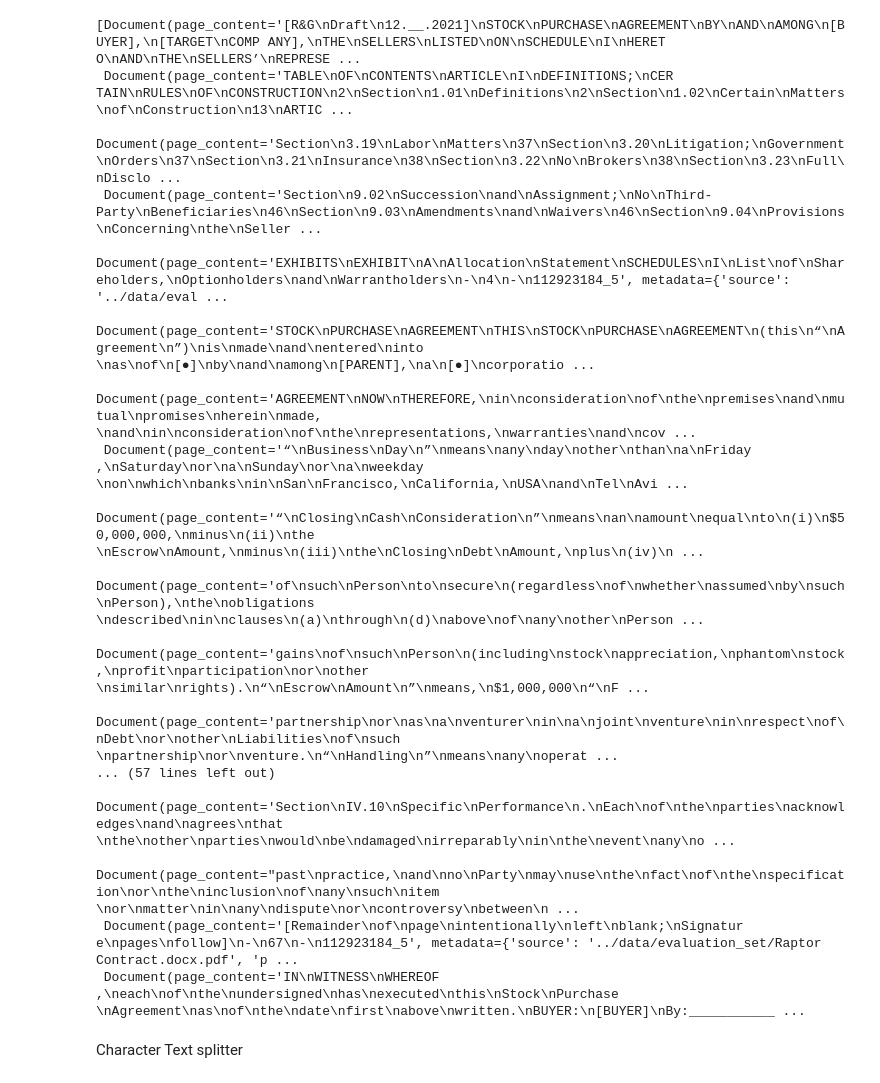
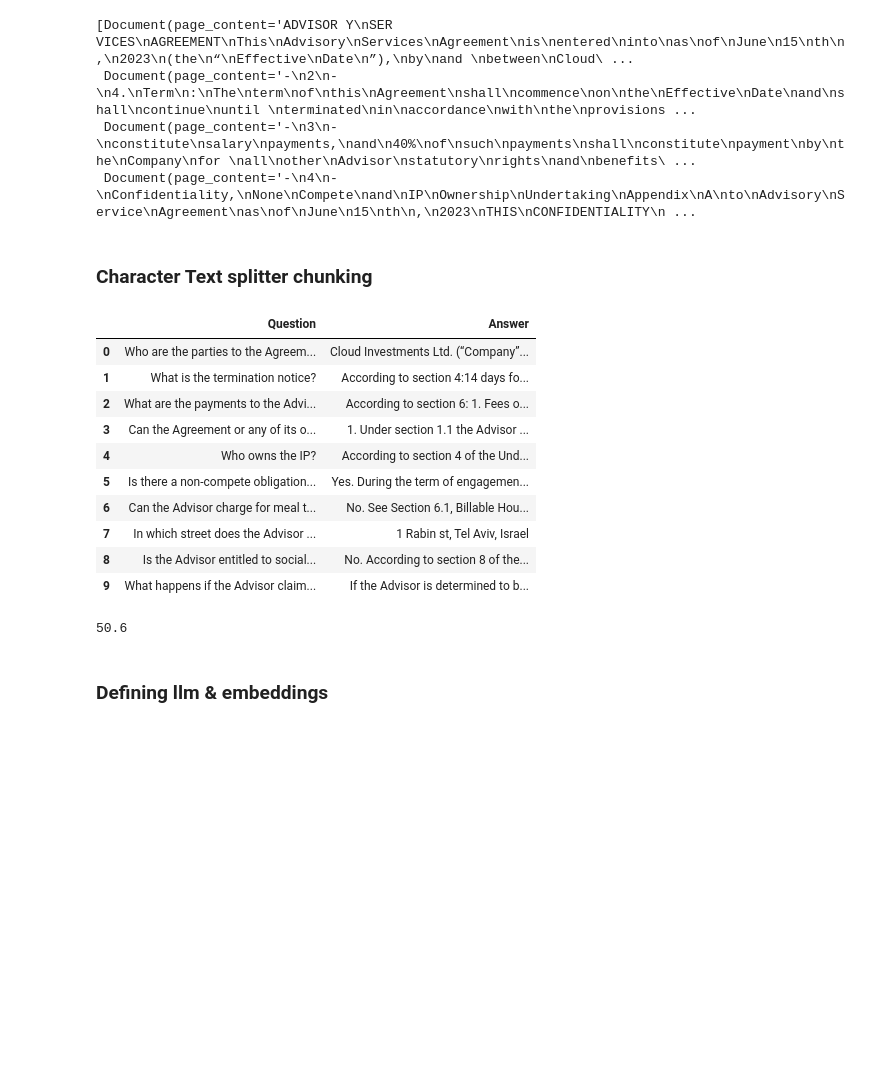
Before and after one commit to temesgen5335/Legal_Expert_Contract_Advisor_RAG, a Jupyter notebook: evaluation/ragas.ipynb, the cells around one changed output. Cells and saved outputs as stored; diff of their text form; code cells hidden in the pictures; blank space fills up the shorter version.

```diff
--- a/evaluation/ragas.ipynb
+++ b/evaluation/ragas.ipynb
@@ -3,35 +3,19 @@ import requests
 from langchain.document_loaders import TextLoader
 from langchain_community.document_loaders import PyPDFLoader
 
-
-documents = loader.load()
-
-doc_path = '../data/evaluation_set/Raptor Contract.docx.pdf'
+doc_path = '../data/evaluation_set/Robinson Advisory.docx.pdf'
 
 loader = PyPDFLoader(doc_path)
 pages = loader.load()
 
 pages
 # %% [output]
-[Document(page_content='[R&G\nDraft\n12.__.2021]\nSTOCK\nPURCHASE\nAGREEMENT\nBY\nAND\nAMONG\n[BUYER],\n[TARGET\nCOMP ANY],\nTHE\nSELLERS\nLISTED\nON\nSCHEDULE\nI\nHERET O\nAND\nTHE\nSELLERS’\nREPRESE ...
- Document(page_content='TABLE\nOF\nCONTENTS\nARTICLE\nI\nDEFINITIONS;\nCER TAIN\nRULES\nOF\nCONSTRUCTION\n2\nSection\n1.01\nDefinitions\n2\nSection\n1.02\nCertain\nMatters\nof\nConstruction\n13\nARTIC ...
- Document(page_content='Section\n3.19\nLabor\nMatters\n37\nSection\n3.20\nLitigation;\nGovernment\nOrders\n37\nSection\n3.21\nInsurance\n38\nSection\n3.22\nNo\nBrokers\n38\nSection\n3.23\nFull\nDisclo ...
- Document(page_content='Section\n9.02\nSuccession\nand\nAssignment;\nNo\nThird-Party\nBeneficiaries\n46\nSection\n9.03\nAmendments\nand\nWaivers\n46\nSection\n9.04\nProvisions\nConcerning\nthe\nSeller ...
- Document(page_content='EXHIBITS\nEXHIBIT\nA\nAllocation\nStatement\nSCHEDULES\nI\nList\nof\nShareholders,\nOptionholders\nand\nWarrantholders\n-\n4\n-\n112923184_5', metadata={'source': '../data/eval ...
- Document(page_content='STOCK\nPURCHASE\nAGREEMENT\nTHIS\nSTOCK\nPURCHASE\nAGREEMENT\n(this\n“\nAgreement\n”)\nis\nmade\nand\nentered\ninto \nas\nof\n[●]\nby\nand\namong\n[PARENT],\na\n[●]\ncorporatio ...
- Document(page_content='AGREEMENT\nNOW\nTHEREFORE,\nin\nconsideration\nof\nthe\npremises\nand\nmutual\npromises\nherein\nmade, \nand\nin\nconsideration\nof\nthe\nrepresentations,\nwarranties\nand\ncov ...
- Document(page_content='“\nBusiness\nDay\n”\nmeans\nany\nday\nother\nthan\na\nFriday ,\nSaturday\nor\na\nSunday\nor\na\nweekday \non\nwhich\nbanks\nin\nSan\nFrancisco,\nCalifornia,\nUSA\nand\nTel\nAvi ...
- Document(page_content='“\nClosing\nCash\nConsideration\n”\nmeans\nan\namount\nequal\nto\n(i)\n$50,000,000,\nminus\n(ii)\nthe \nEscrow\nAmount,\nminus\n(iii)\nthe\nClosing\nDebt\nAmount,\nplus\n(iv)\n ...
- Document(page_content='of\nsuch\nPerson\nto\nsecure\n(regardless\nof\nwhether\nassumed\nby\nsuch\nPerson),\nthe\nobligations \ndescribed\nin\nclauses\n(a)\nthrough\n(d)\nabove\nof\nany\nother\nPerson ...
- Document(page_content='gains\nof\nsuch\nPerson\n(including\nstock\nappreciation,\nphantom\nstock,\nprofit\nparticipation\nor\nother \nsimilar\nrights).\n“\nEscrow\nAmount\n”\nmeans,\n$1,000,000\n“\nF ...
- Document(page_content='partnership\nor\nas\na\nventurer\nin\na\njoint\nventure\nin\nrespect\nof\nDebt\nor\nother\nLiabilities\nof\nsuch \npartnership\nor\nventure.\n“\nHandling\n”\nmeans\nany\noperat ...
-... (57 lines left out)
- Document(page_content='Section\nIV.10\nSpecific\nPerformance\n.\nEach\nof\nthe\nparties\nacknowledges\nand\nagrees\nthat \nthe\nother\nparties\nwould\nbe\ndamaged\nirreparably\nin\nthe\nevent\nany\no ...
- Document(page_content="past\npractice,\nand\nno\nParty\nmay\nuse\nthe\nfact\nof\nthe\nspecification\nor\nthe\ninclusion\nof\nany\nsuch\nitem \nor\nmatter\nin\nany\ndispute\nor\ncontroversy\nbetween\n ...
- Document(page_content='[Remainder\nof\npage\nintentionally\nleft\nblank;\nSignatur e\npages\nfollow]\n-\n67\n-\n112923184_5', metadata={'source': '../data/evaluation_set/Raptor Contract.docx.pdf', 'p ...
- Document(page_content='IN\nWITNESS\nWHEREOF ,\neach\nof\nthe\nundersigned\nhas\nexecuted\nthis\nStock\nPurchase \nAgreement\nas\nof\nthe\ndate\nfirst\nabove\nwritten.\nBUYER:\n[BUYER]\nBy:___________ ...
+[Document(page_content='ADVISOR Y\nSER VICES\nAGREEMENT\nThis\nAdvisory\nServices\nAgreement\nis\nentered\ninto\nas\nof\nJune\n15\nth\n,\n2023\n(the\n“\nEffective\nDate\n”),\nby\nand \nbetween\nCloud\ ...
+ Document(page_content='-\n2\n-\n4.\nTerm\n:\nThe\nterm\nof\nthis\nAgreement\nshall\ncommence\non\nthe\nEffective\nDate\nand\nshall\ncontinue\nuntil \nterminated\nin\naccordance\nwith\nthe\nprovisions ...
+ Document(page_content='-\n3\n-\nconstitute\nsalary\npayments,\nand\n40%\nof\nsuch\npayments\nshall\nconstitute\npayment\nby\nthe\nCompany\nfor \nall\nother\nAdvisor\nstatutory\nrights\nand\nbenefits\ ...
+ Document(page_content='-\n4\n-\nConfidentiality,\nNone\nCompete\nand\nIP\nOwnership\nUndertaking\nAppendix\nA\nto\nAdvisory\nService\nAgreement\nas\nof\nJune\n15\nth\n,\n2023\nTHIS\nCONFIDENTIALITY\n ...
 # %% [markdown]
-Character Text splitter
+### Character Text splitter chunking
 # %%
 from langchain.document_loaders import TextLoader
 from langchain.text_splitter import CharacterTextSplitter, TokenTextSplitter
@@ -41,3 +25,32 @@ CHUNK_OVERLAP = 50
 
 text_splitter = CharacterTextSplitter(chunk_size = CHUNK_SIZE, chunk_overlap=CHUNK_OVERLAP)
 docs = text_splitter.split_documents(pages)
+# %%
+import re
+import csv
+import pandas as pd
+
+robinson_file_path = '/home/tema/10X/week11/Legal_Expert_Contract_Advisor_RAG/data/evaluation_set/robinson.csv'
+qna_df = pd.read_csv(robinson_file_path)
+
+qna_df
+# %% [output]
+|  | Question | Answer |
+| 0 | Who are the parties to the Agreem... | Cloud Investments Ltd. (“Company”... |
+| 1 | What is the termination notice? | According to section 4:14 days fo... |
+| 2 | What are the payments to the Advi... | According to section 6: 1. Fees o... |
+| 3 | Can the Agreement or any of its o... | 1. Under section 1.1 the Advisor ... |
+| 4 | Who owns the IP? | According to section 4 of the Und... |
+| 5 | Is there a non-compete obligation... | Yes. During the term of engagemen... |
+| 6 | Can the Advisor charge for meal t... | No. See Section 6.1, Billable Hou... |
+| 7 | In which street does the Advisor ... | 1 Rabin st, Tel Aviv, Israel |
+| 8 | Is the Advisor entitled to social... | No. According to section 8 of the... |
+| 9 | What happens if the Advisor claim... | If the Advisor is determined to b... |
+# %%
+#current chiunk size
+doc_length= qna_df['Question'].apply(lambda x : len(x)).mean()
+print(doc_length)
+# %% [output]
+50.6
+# %% [markdown]
+### Defining llm & embeddings
```
Also changed, not shown: parts of 34 cells of this notebook.
